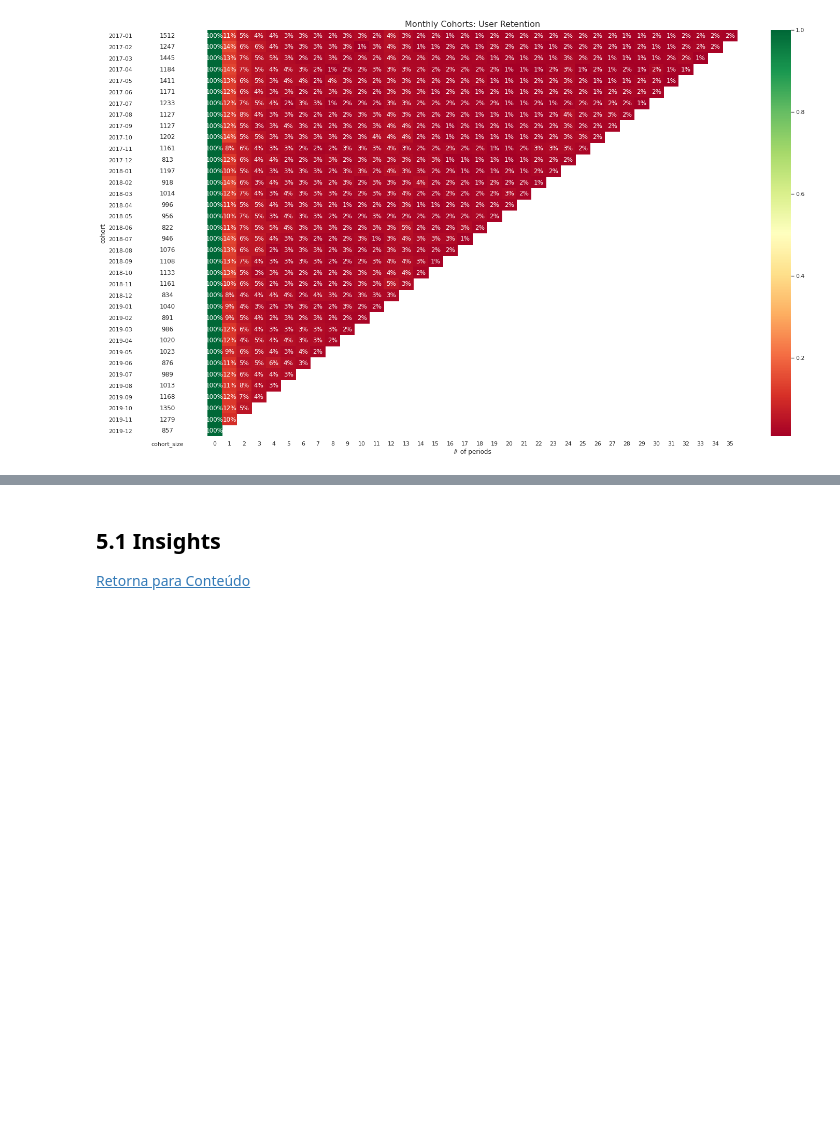
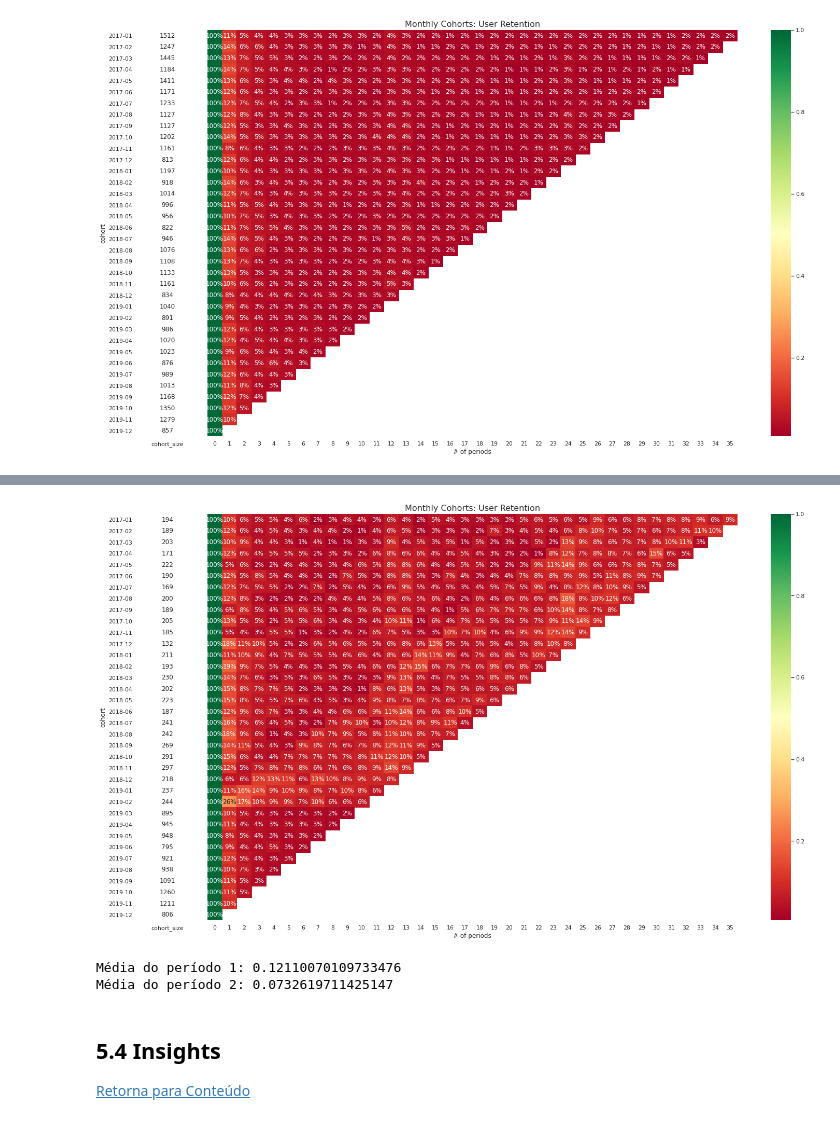
Before and after one commit to pathilink/elo7_mkt_case, a Jupyter notebook: notebook/elo7_mkt_case.ipynb, the cells around one changed output, grey strips where cells are left out. Drawn from its saved outputs; the diff is of its cells as text; code cells hidden in the pictures; blank space fills up the shorter version.

Commit message:
update cohort score2

```diff
--- a/notebook/elo7_mkt_case.ipynb
+++ b/notebook/elo7_mkt_case.ipynb
@@ -829,5 +877,39 @@ df_cohort.query('buyer_id == "55498"')
+# %%
+with sns.axes_style("white"):
+    fig, ax = plt.subplots(1, 2, figsize=(21, 12), sharey=True, gridspec_kw={'width_ratios': [1, 11]})
+
+    # retention matrix
+    sns.heatmap(retention_matrix_score2,
+                mask=retention_matrix_score2.isnull(),
+                annot=True,
+                fmt='.0%',
+                cmap='RdYlGn',
+                ax=ax[1])
+    ax[1].set_title('Monthly Cohorts: User Retention', fontsize=16)
+    ax[1].set(xlabel='# of periods',
+              ylabel='')
+
+    # cohort size
+    cohort_size_score2_df = pd.DataFrame(cohort_size_score2).rename(columns={0: 'cohort_size'})
+    white_cmap = mcolors.ListedColormap(['white'])
+    sns.heatmap(cohort_size_score2_df,
+                annot=True,
+                cbar=False,
+                fmt='g',
+                cmap=white_cmap,
+                ax=ax[0])
+
+    fig.tight_layout()
+# %% [output]
+[figure, added]
+# %%
+print('Média do período 1:',retention_matrix_score2[1].mean())
+print('Média do período 2:',retention_matrix_score2[2].mean())
+# %% [output]
+Média do período 1: 0.12110070109733476
+Média do período 2: 0.0732619711425147
 # %% [markdown]
-## 5.1 Insights
+## 5.4 Insights
 [Retorna para Conteúdo](#Conteúdo)
 # %% [markdown]
 Através da clusterização dos clientes criou-se uma pontuação para cada fator:
```
Also changed, not shown: parts of 19 cells of this notebook.
